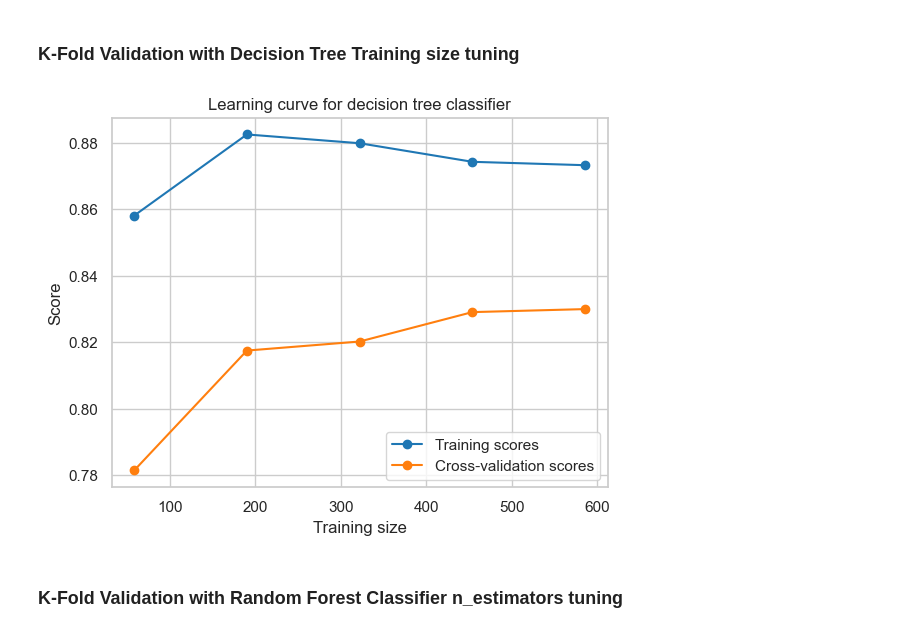
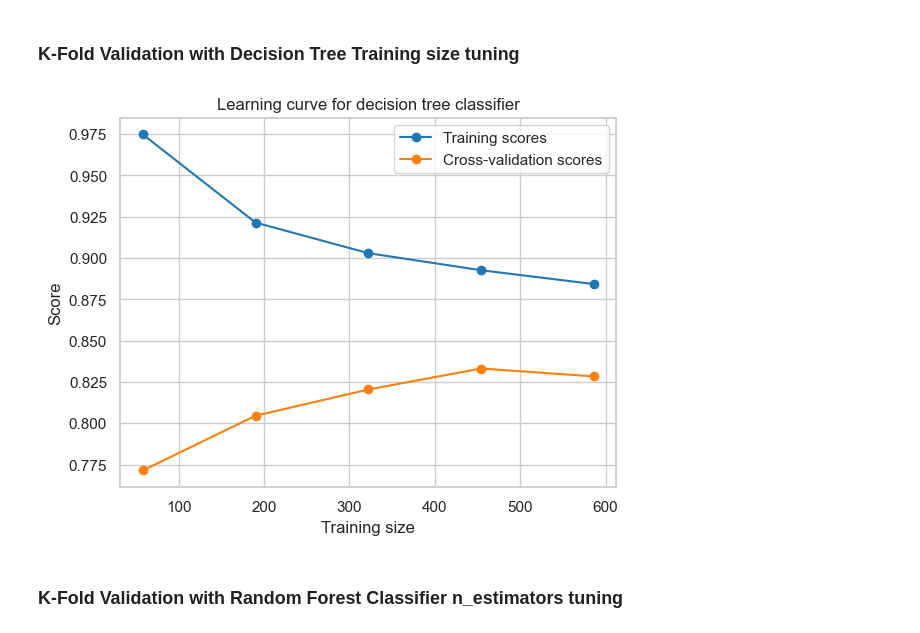
Before and after one commit to davednguyen/CPSC5305_Team_DataGeeks, a Jupyter notebook: HeartDiseaseDiagnoses.ipynb, the cells around one changed output. Saved outputs shown, nothing was run; the diff lists cells and outputs as text; code cells hidden in the pictures.

```diff
--- a/HeartDiseaseDiagnoses.ipynb
+++ b/HeartDiseaseDiagnoses.ipynb
@@ -954,20 +1035,19 @@ The chosen max_depths for Decision Tree Classifier is 4.
 # %% [markdown]
 ### K-Fold Validation with Decision Tree Training size tuning
 # %%
-estimator = DecisionTreeClassifier(criterion='entropy', max_depth = 4, min_samples_leaf = 8,
-                            random_state = 0)
+estimator = DecisionTreeClassifier(max_depth = 4)
 cv = ShuffleSplit(n_splits=30, test_size=0.2, random_state=0)
 train_sizes, train_scores, test_scores, fit_times, _ = learning_curve(estimator, X_train, y_train, cv=cv,return_times=True, scoring="accuracy")
 
 plt.title('Learning curve for decision tree classifier')
 plt.xlabel("Training size")
 plt.ylabel("Score")
 plt.plot(train_sizes,np.mean(train_scores,axis=1), 'o-', label = 'Training scores')
 plt.plot(train_sizes,np.mean(test_scores,axis=1), 'o-', label = 'Cross-validation scores')
 plt.legend(loc='best')
 plt.savefig('tuning/dt_training_size.jpg')
 # %% [output]
-[figure, old version]
+[figure, new version]
 # %% [markdown]
 ### K-Fold Validation with Random Forest Classifier n_estimators tuning
 # %%
```
Also changed, not shown: parts of 12 cells of this notebook, 13 other files.
